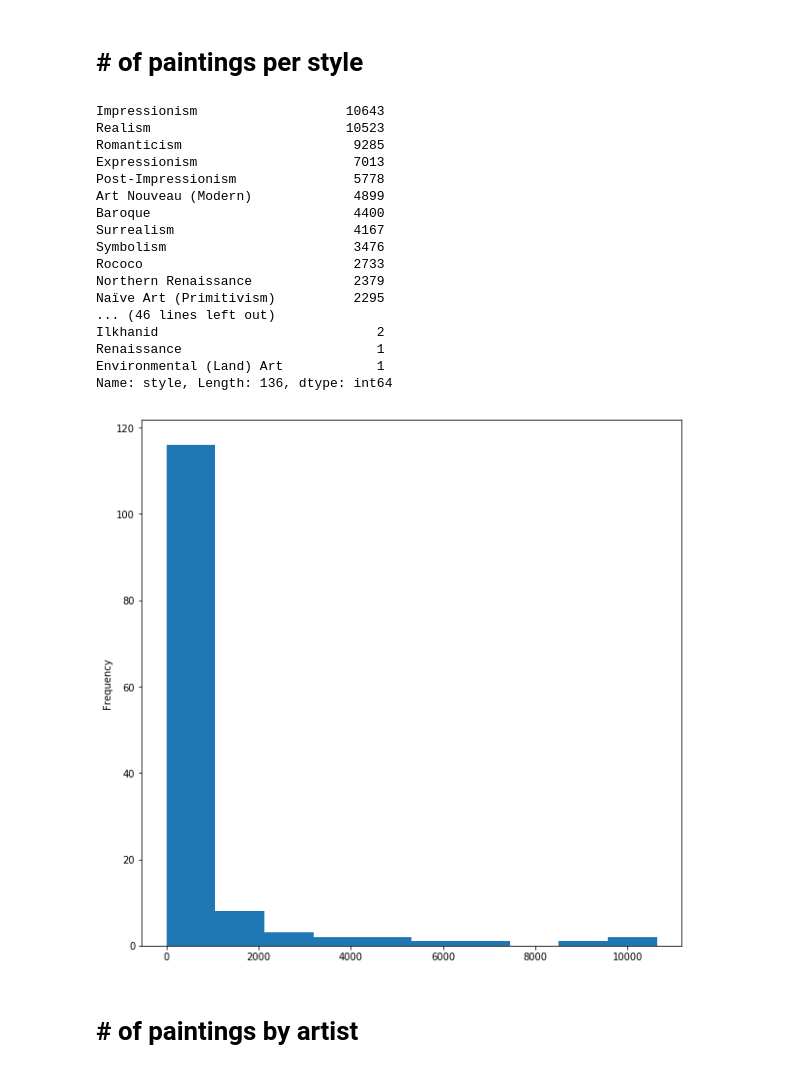
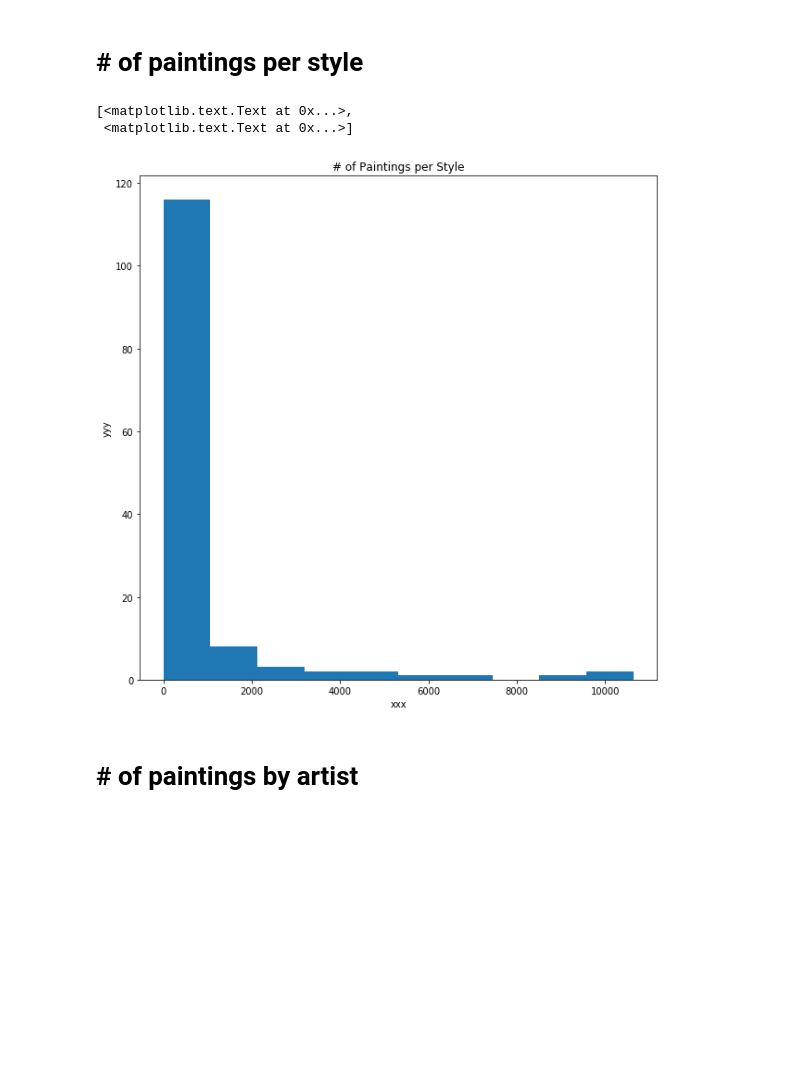
Before and after one commit to Genoc/cs231n-final, a Jupyter notebook: DataSetOverview.ipynb, the cells around one changed output. Saved outputs shown, nothing was run; the diff lists cells and outputs as text; code cells hidden in the pictures; blank space fills up the shorter version.

```diff
--- a/DataSetOverview.ipynb
+++ b/DataSetOverview.ipynb
@@ -42,35 +38,20 @@ t = pd.read_csv('../data/all_data_info.csv'); t.head()
 # %%
 x = t['style'].value_counts()
 
 # idxs = x < 200 # get indices of items that are < 200 to remove them
 
 # x = x.drop(x.index[idxs])
 
-x.plot(kind='hist')
-print(x)
+plot = x.plot(kind='hist', title='# of Paintings per Style')
+plot.set(xlabel='xxx', ylabel='yyy')
 
 # # of paintings per style
 
 # # of artists per style (e.g. how many impressionist artists)
 # %% [output]
-Impressionism                   10643
-Realism                         10523
-Romanticism                      9285
-Expressionism                    7013
-Post-Impressionism               5778
-Art Nouveau (Modern)             4899
-Baroque                          4400
-Surrealism                       4167
-Symbolism                        3476
-Rococo                           2733
-Northern Renaissance             2379
-Naïve Art (Primitivism)          2295
-... (46 lines left out)
-Ilkhanid                            2
-Renaissance                         1
-Environmental (Land) Art            1
-Name: style, Length: 136, dtype: int64
+[<matplotlib.text.Text at 0x...>,
+ <matplotlib.text.Text at 0x...>]
-[figure, old version]
+[figure, new version]
 # %% [markdown]
 # # of paintings by artist
 # %%
```
Also changed, not shown: parts of 4 cells of this notebook, 9 other files.
